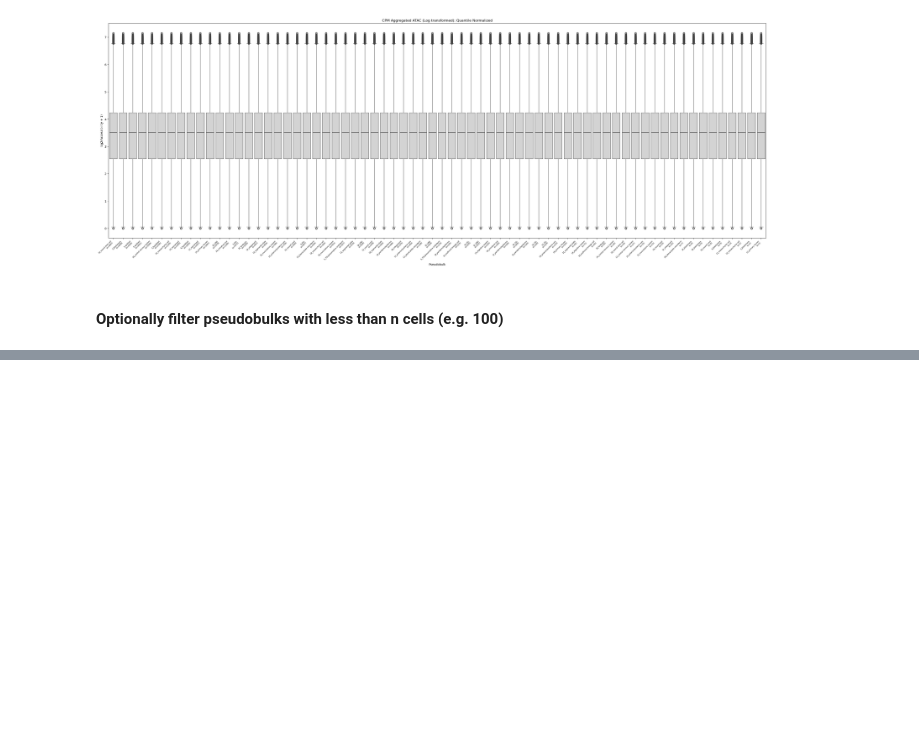
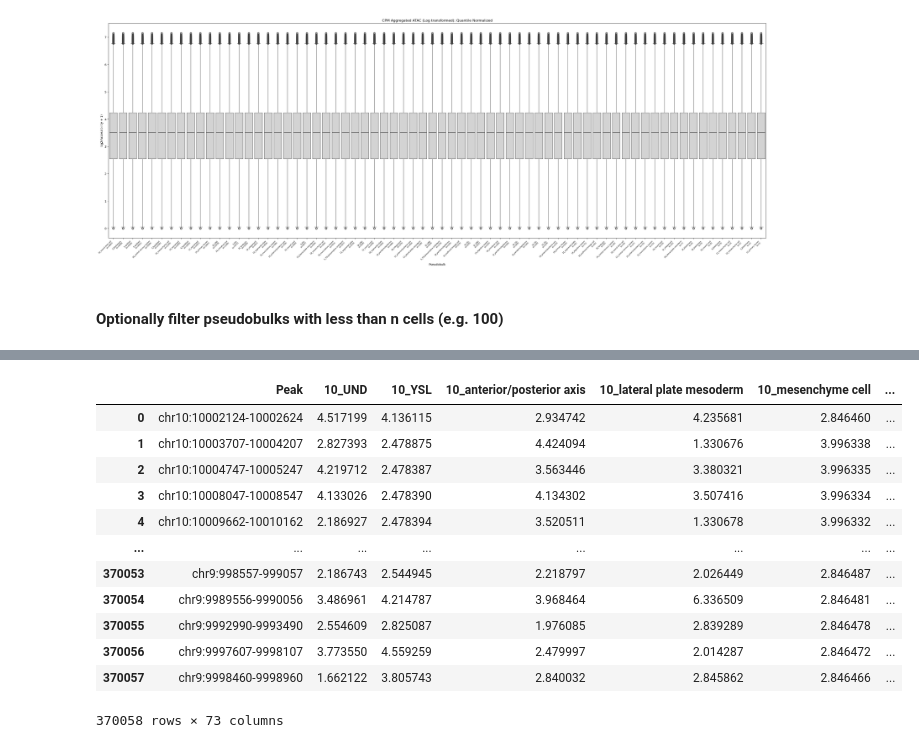
Before and after one commit to mourouzidou/zebrafish_development, a Jupyter notebook: notebooks/embryo/prepare_ATAC_data.ipynb, the cells around one changed output, grey strips where cells are left out. Saved outputs shown, nothing was run; the diff lists cells and outputs as text; code cells hidden in the pictures; blank space fills up the shorter version.

```diff
--- a/notebooks/embryo/prepare_ATAC_data.ipynb
+++ b/notebooks/embryo/prepare_ATAC_data.ipynb
@@ -208,3 +195,22 @@ plot_distributions(
 [figure]
 # %% [markdown]
 #### Optionally filter pseudobulks with less than n cells (e.g. 100)
+# %%
+# coordinate dataframe from atac_data_df
+peak_coords = (
+    atac_data_df[['Peak']]
+    .drop_duplicates()
+    .assign(
+        chromosome=lambda df: df['Peak'].str.extract(r'(chr[\w]+)'),
+        start=lambda df: df['Peak'].str.extract(r':(\d+)-')[0].astype(int),
+        end=lambda df: df['Peak'].str.extract(r'-(\d+)')[0].astype(int)
+    )
+)
+# Reset index to get 'Peak' as a column and merge coordinates
+def attach_coords(matrix_df):
+    return (
+        matrix_df.reset_index()
+        .merge(peak_coords, on='Peak', how='left')
+        .dropna(subset=['chromosome', 'start', 'end'])
+    )
+attach_coords(cpm_nolog_qn)
@@ -210,0 +227,36 @@ plot_distributions(
+# %%
+# Directory with FASTA files
+fasta_dir = "../../data/genome"
+save_dir = "../../data/embryo/processed"
+
+# expanded length
+expansion_length = 2000
+
+# Apply to each version
+df_nolog = attach_coords(cpm_nolog)
+df_nolog_seq = extract_centered_sequences(df_nolog, fasta_dir, expansion_length, save_dir)
+
+df_log = attach_coords(cpm_log)
+df_log_seq = extract_centered_sequences(df_log, fasta_dir, expansion_length, save_dir)
+
+df_nolog_qn = attach_coords(cpm_Nolog_Qn)
+df_nolog_qn_seq = extract_centered_sequences(df_nolog_qn, fasta_dir, expansion_length, save_dir)
+
+df_log_qn = attach_coords(cpm_log_Qn)
+df_log_qn_seq = extract_centered_sequences(df_log_qn, fasta_dir, expansion_length, save_dir)
+# %%
+df_log_qn_seq
+# %% [output]
+|  | Peak | 10_UND | 10_YSL | 10_anterior/posterior axis | 10_lateral plate mesoderm | 10_mesenchyme cell | ... |
+| 0 | chr10:10002124-10002624 | 4.517199 | 4.136115 | 2.934742 | 4.235681 | 2.846460 | ... |
+| 1 | chr10:10003707-10004207 | 2.827393 | 2.478875 | 4.424094 | 1.330676 | 3.996338 | ... |
+| 2 | chr10:10004747-10005247 | 4.219712 | 2.478387 | 3.563446 | 3.380321 | 3.996335 | ... |
+| 3 | chr10:10008047-10008547 | 4.133026 | 2.478390 | 4.134302 | 3.507416 | 3.996334 | ... |
+| 4 | chr10:10009662-10010162 | 2.186927 | 2.478394 | 3.520511 | 1.330678 | 3.996332 | ... |
+| ... | ... | ... | ... | ... | ... | ... | ... |
+| 370053 | chr9:998557-999057 | 2.186743 | 2.544945 | 2.218797 | 2.026449 | 2.846487 | ... |
+| 370054 | chr9:9989556-9990056 | 3.486961 | 4.214787 | 3.968464 | 6.336509 | 2.846481 | ... |
+| 370055 | chr9:9992990-9993490 | 2.554609 | 2.825087 | 1.976085 | 2.839289 | 2.846478 | ... |
+| 370056 | chr9:9997607-9998107 | 3.773550 | 4.559259 | 2.479997 | 2.014287 | 2.846472 | ... |
+| 370057 | chr9:9998460-9998960 | 1.662122 | 3.805743 | 2.840032 | 2.845862 | 2.846466 | ... |
+370058 rows × 73 columns
```
Also changed, not shown: parts of 15 cells of this notebook.
